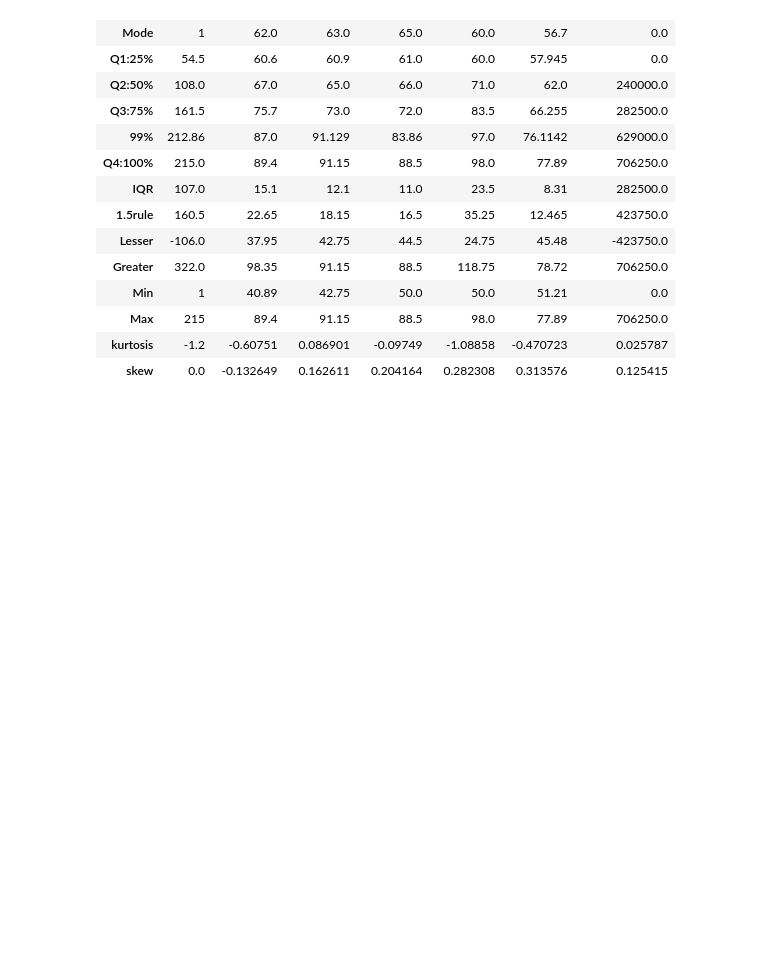
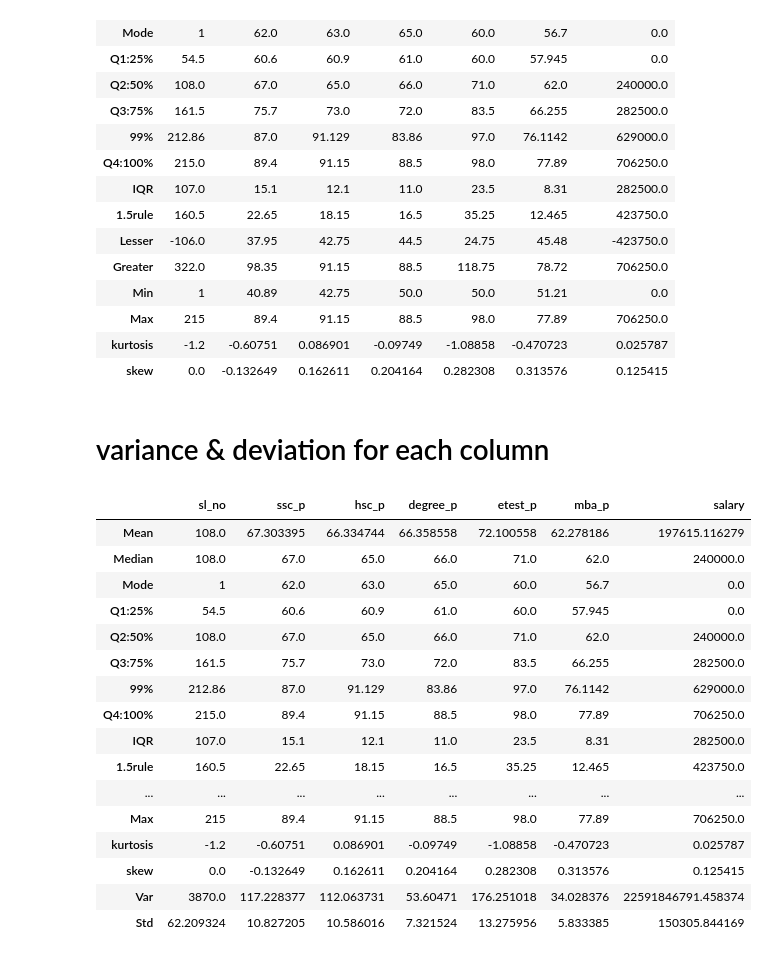
Before and after one commit to Kuppusamy104/DataScience, a Jupyter notebook: 1.Univariate Analysis/2.Central Tendency.ipynb, the cells around one changed output. Cells and saved outputs as stored; diff of their text form; code cells hidden in the pictures; blank space fills up the shorter version.

```diff
--- a/1.Univariate Analysis/2.Central Tendency.ipynb
+++ b/1.Univariate Analysis/2.Central Tendency.ipynb
@@ -653,3 +623,50 @@ Univariate(dataset,quan)
 | Max | 215 | 89.4 | 91.15 | 88.5 | 98.0 | 77.89 | 706250.0 |
 | kurtosis | -1.2 | -0.60751 | 0.086901 | -0.09749 | -1.08858 | -0.470723 | 0.025787 |
 | skew | 0.0 | -0.132649 | 0.162611 | 0.204164 | 0.282308 | 0.313576 | 0.125415 |
+# %% [markdown]
+# variance & deviation for each column
+# %%
+def Univariate(dataset,quan):
+    descriptive =pd.DataFrame(index=["Mean","Median","Mode",
+                                 "Q1:25%","Q2:50%",
+                                 "Q3:75%","99%","Q4:100%","IQR","1.5rule","Lesser","Greater","Min","Max","kurtosis","skew","Var","Std"],columns=quan)
+    for columnName in quan:
+        descriptive[columnName]["Mean"] = dataset[columnName].mean()
+        descriptive[columnName]["Median"] = dataset[columnName].median()
+        descriptive[columnName]["Mode"] = dataset[columnName].mode()[0]
+        descriptive[columnName]["Q1:25%"]= dataset.describe()[columnName]["25%"]
+        descriptive[columnName]["Q2:50%"]=dataset.describe()[columnName]["50%"]
+        descriptive[columnName]["Q3:75%"]=dataset.describe()[columnName]["75%"]
+        descriptive[columnName]["99%"]=np.percentile(dataset[columnName],99)
+        descriptive[columnName]["Q4:100%"]=dataset.describe()[columnName]["max"]
+        descriptive[columnName]["IQR"]=descriptive[columnName]["Q3:75%"]-descriptive[columnName]["Q1:25%"]
+        descriptive[columnName]["1.5rule"]=1.5* descriptive[columnName]["IQR"]
+        descriptive[columnName]["Lesser"]=descriptive[columnName]["Q1:25%"]-descriptive[columnName]["1.5rule"]
+        descriptive[columnName]["Greater"]= descriptive[columnName]["Q3:75%"]+descriptive[columnName]["1.5rule"]
+        descriptive[columnName]["Min"]= dataset[columnName].min()
+        descriptive[columnName]["Max"]=dataset[columnName].max()
+        descriptive[columnName]["kurtosis"]= dataset[columnName].kurtosis()
+        descriptive[columnName]["skew"]=dataset[columnName].skew()
+        descriptive[columnName]["Var"]=dataset[columnName].var()
+        descriptive[columnName]["Std"]=dataset[columnName].std()
+    return descriptive
+# %%
+Univariate(dataset,quan)
+# %% [output]
+|  | sl_no | ssc_p | hsc_p | degree_p | etest_p | mba_p | salary |
+| Mean | 108.0 | 67.303395 | 66.334744 | 66.358558 | 72.100558 | 62.278186 | 197615.116279 |
+| Median | 108.0 | 67.0 | 65.0 | 66.0 | 71.0 | 62.0 | 240000.0 |
+| Mode | 1 | 62.0 | 63.0 | 65.0 | 60.0 | 56.7 | 0.0 |
+| Q1:25% | 54.5 | 60.6 | 60.9 | 61.0 | 60.0 | 57.945 | 0.0 |
+| Q2:50% | 108.0 | 67.0 | 65.0 | 66.0 | 71.0 | 62.0 | 240000.0 |
+| Q3:75% | 161.5 | 75.7 | 73.0 | 72.0 | 83.5 | 66.255 | 282500.0 |
+| 99% | 212.86 | 87.0 | 91.129 | 83.86 | 97.0 | 76.1142 | 629000.0 |
+| Q4:100% | 215.0 | 89.4 | 91.15 | 88.5 | 98.0 | 77.89 | 706250.0 |
+| IQR | 107.0 | 15.1 | 12.1 | 11.0 | 23.5 | 8.31 | 282500.0 |
+| 1.5rule | 160.5 | 22.65 | 18.15 | 16.5 | 35.25 | 12.465 | 423750.0 |
+| ... | ... | ... | ... | ... | ... | ... | ... |
+| Max | 215 | 89.4 | 91.15 | 88.5 | 98.0 | 77.89 | 706250.0 |
+| kurtosis | -1.2 | -0.60751 | 0.086901 | -0.09749 | -1.08858 | -0.470723 | 0.025787 |
+| skew | 0.0 | -0.132649 | 0.162611 | 0.204164 | 0.282308 | 0.313576 | 0.125415 |
+| Var | 3870.0 | 117.228377 | 112.063731 | 53.60471 | 176.251018 | 34.028376 | 22591846791.458374 |
+| Std | 62.209324 | 10.827205 | 10.586016 | 7.321524 | 13.275956 | 5.833385 | 150305.844169 |
```
Also changed, not shown: parts of 7 cells of this notebook, 3 other files.
